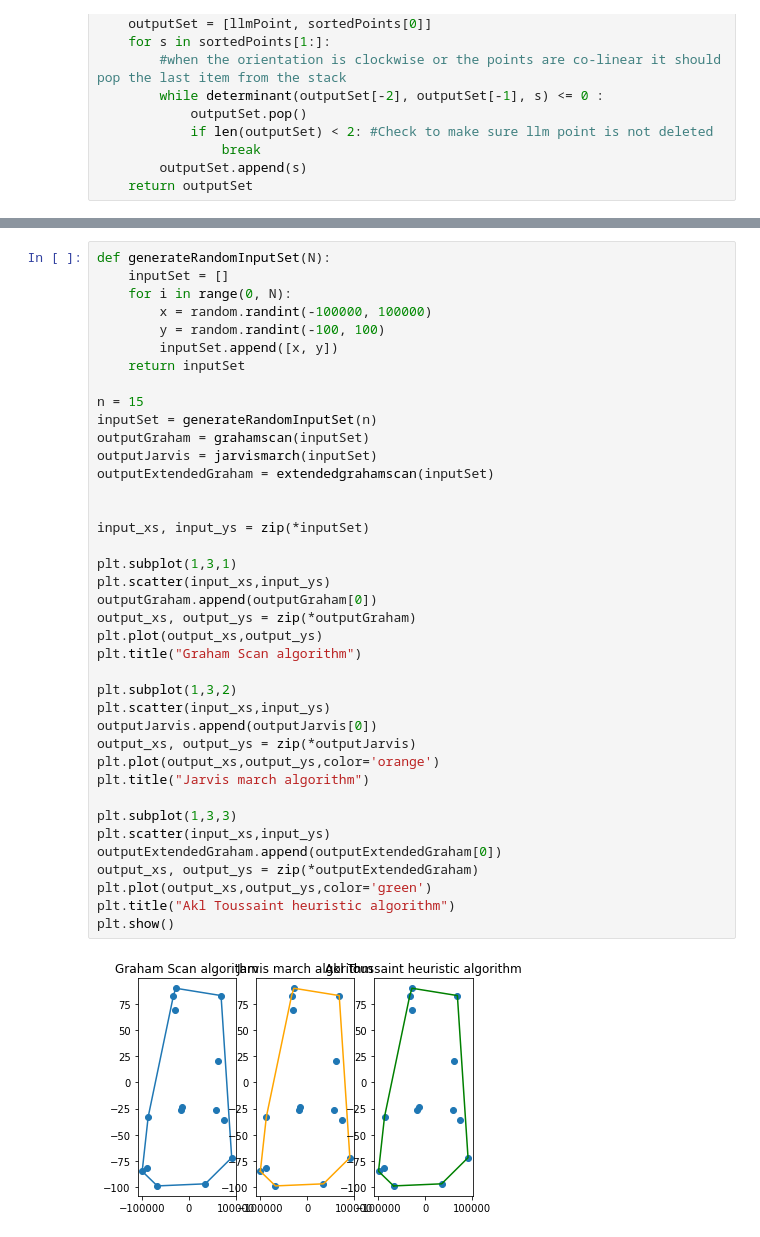
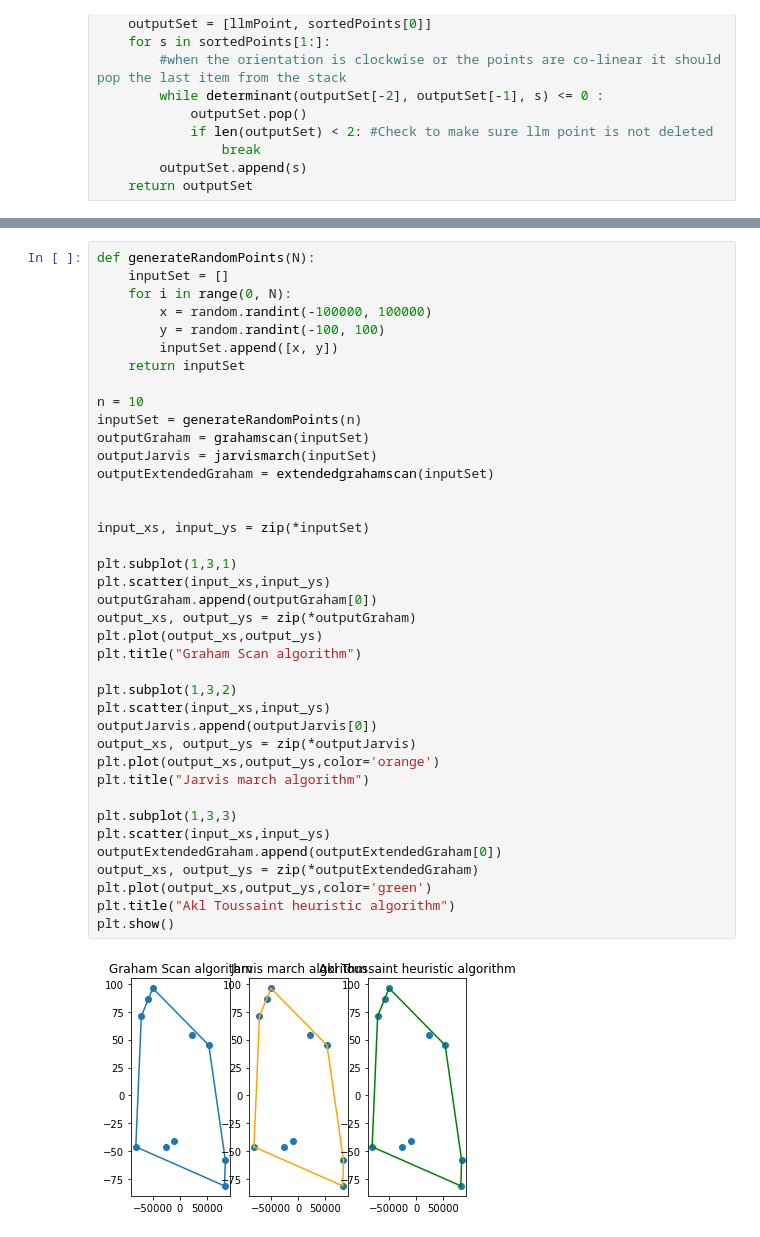
Before and after one commit to nathandsouza10/convexHull, a Jupyter notebook: convexHull.ipynb, the cells around one changed output, grey strips where cells are left out. Saved outputs shown, nothing was run; the diff lists cells and outputs as text.

```diff
--- a/convexHull.ipynb
+++ b/convexHull.ipynb
@@ -302,5 +304,5 @@ plt.show()
 # %%
-def generateRandomInputSet(N):
+def generateRandomPoints(N):
     inputSet = []
     for i in range(0, N):
         x = random.randint(-100000, 100000)
@@ -308,35 +310,35 @@ def generateRandomInputSet(N):
         inputSet.append([x, y])
     return inputSet
 
-n = 15
-inputSet = generateRandomInputSet(n)
+n = 10
+inputSet = generateRandomPoints(n)
 outputGraham = grahamscan(inputSet)
 outputJarvis = jarvismarch(inputSet)
 outputExtendedGraham = extendedgrahamscan(inputSet)
 
 
 input_xs, input_ys = zip(*inputSet)
 
 plt.subplot(1,3,1)
 plt.scatter(input_xs,input_ys)
 outputGraham.append(outputGraham[0])
 output_xs, output_ys = zip(*outputGraham)
 plt.plot(output_xs,output_ys)
 plt.title("Graham Scan algorithm")
 
 plt.subplot(1,3,2)
 plt.scatter(input_xs,input_ys)
 outputJarvis.append(outputJarvis[0])
 output_xs, output_ys = zip(*outputJarvis)
 plt.plot(output_xs,output_ys,color='orange')
 plt.title("Jarvis march algorithm")
 
 plt.subplot(1,3,3)
 plt.scatter(input_xs,input_ys)
 outputExtendedGraham.append(outputExtendedGraham[0])
 output_xs, output_ys = zip(*outputExtendedGraham)
 plt.plot(output_xs,output_ys,color='green')
 plt.title("Akl Toussaint heuristic algorithm")
 plt.show()
 # %% [output]
-[figure, old version]
+[figure, new version]
```
Also changed, not shown: parts of 1 cell of this notebook.
